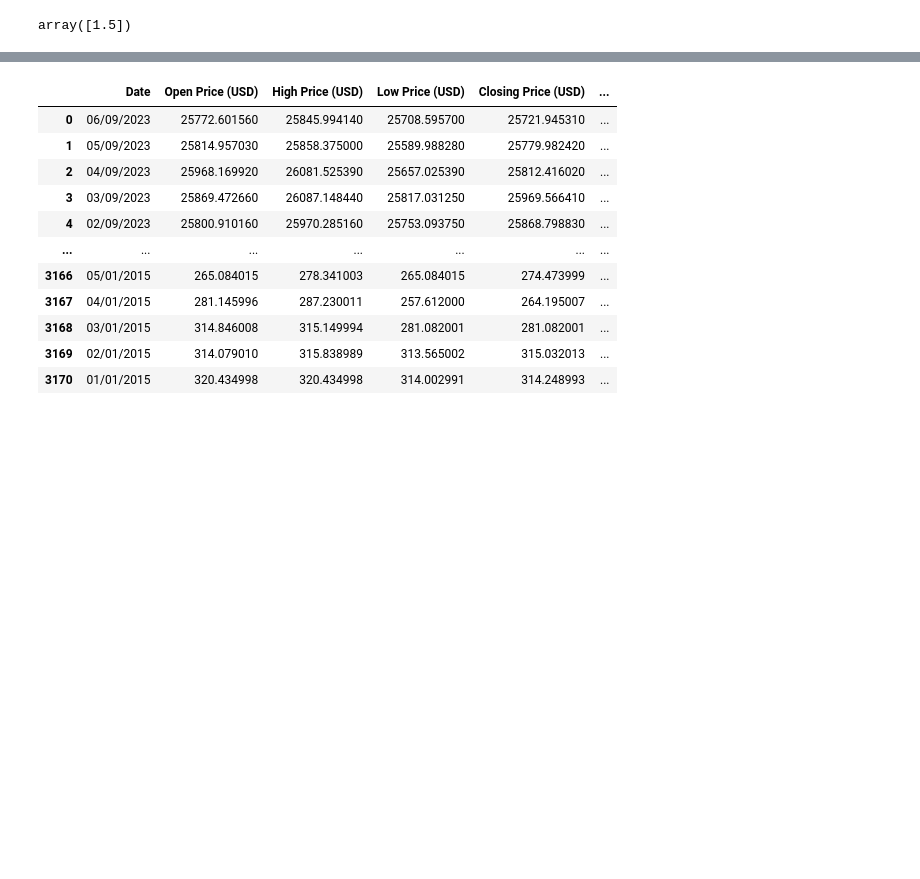
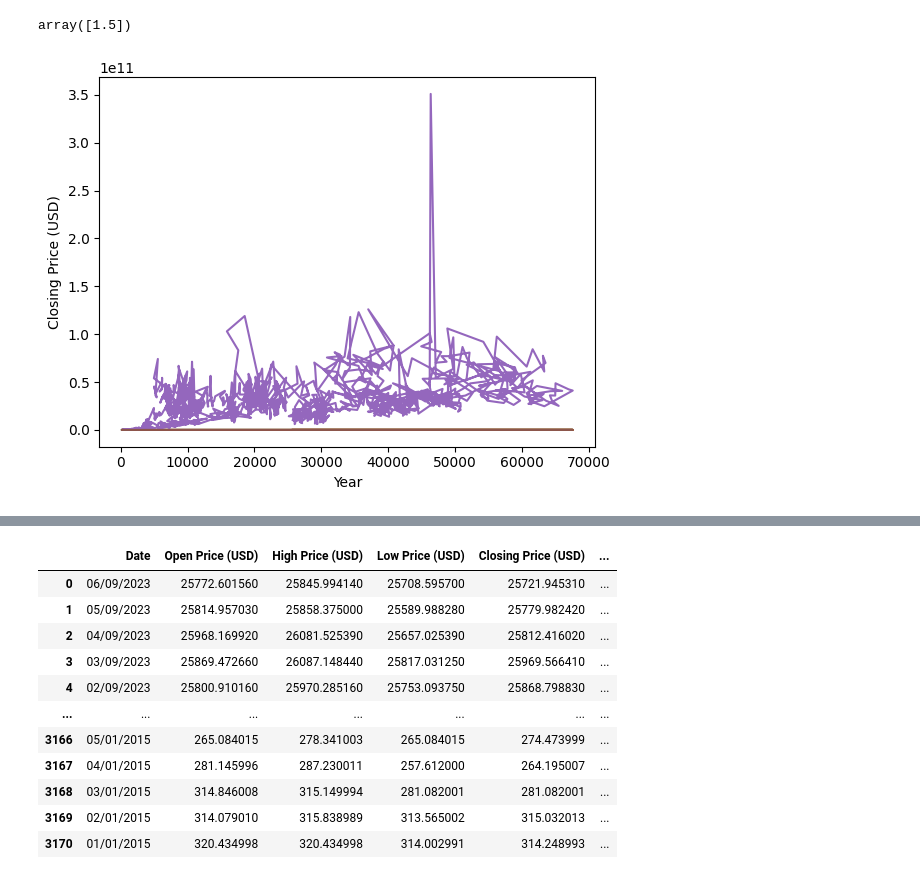
Before and after one commit to ayatkatka/bitcoin, a Jupyter notebook: bitcoinDataset.ipynb, the cells around one changed output, grey strips where cells are left out. Saved outputs shown, nothing was run; the diff lists cells and outputs as text; code cells hidden in the pictures; blank space fills up the shorter version.

```diff
--- a/bitcoinDataset.ipynb
+++ b/bitcoinDataset.ipynb
@@ -67,6 +67,13 @@ regr.fit(X, y)
 regr.predict([[1, 1]])
 # %% [output]
 array([1.5])
+# %%
+plt.plot(data)
+plt.xlabel('Year')
+plt.ylabel('Closing Price (USD)')
+plt.show()
+# %% [output]
+[figure, added]
 # %%
 import pandas as pd
 
```
Also changed, not shown: parts of 8 cells of this notebook.
